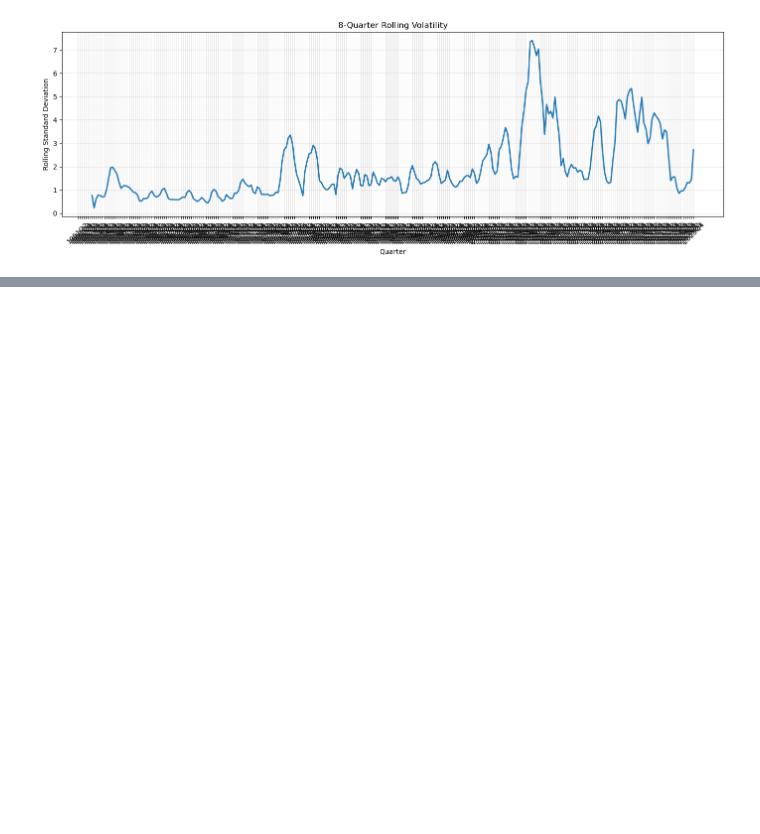
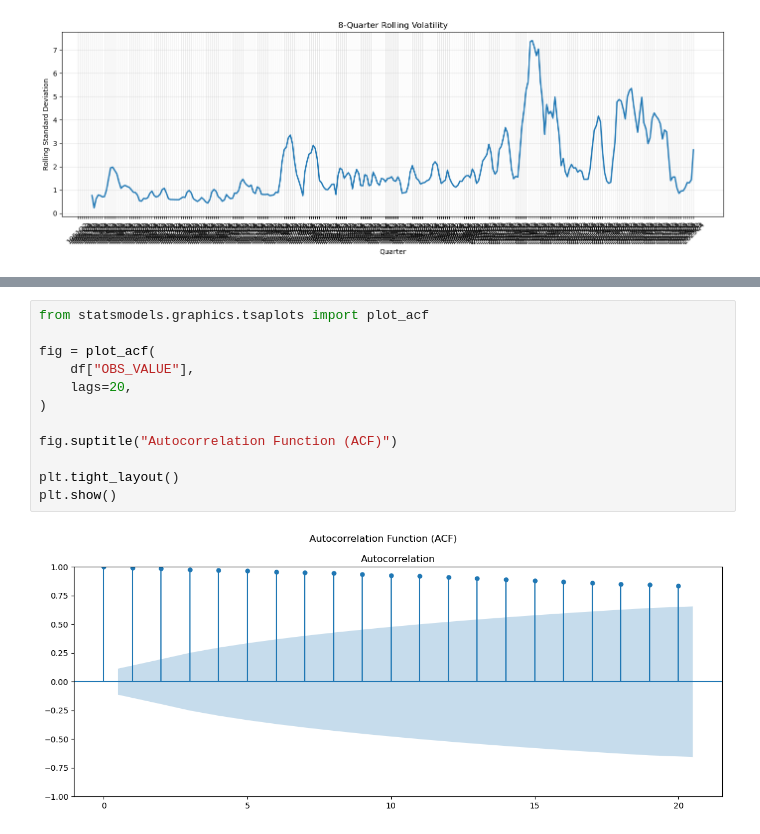
Before and after one commit to suprakashmukherjee/SDMX-Discovery, a Jupyter notebook: notebooks/D7_SDMX_Time_Series_Analysis.ipynb, the cells around one changed output, grey strips where cells are left out. Drawn from its saved outputs; the diff is of its cells as text; blank space fills up the shorter version.

```diff
--- a/notebooks/D7_SDMX_Time_Series_Analysis.ipynb
+++ b/notebooks/D7_SDMX_Time_Series_Analysis.ipynb
@@ -543,0 +656,14 @@ plt.show()
+# %%
+from statsmodels.graphics.tsaplots import plot_acf
+
+fig = plot_acf(
+    df["OBS_VALUE"],
+    lags=20,
+)
+
+fig.suptitle("Autocorrelation Function (ACF)")
+
+plt.tight_layout()
+plt.show()
+# %% [output]
+[figure, added]
```
Also changed, not shown: parts of 14 cells of this notebook.
